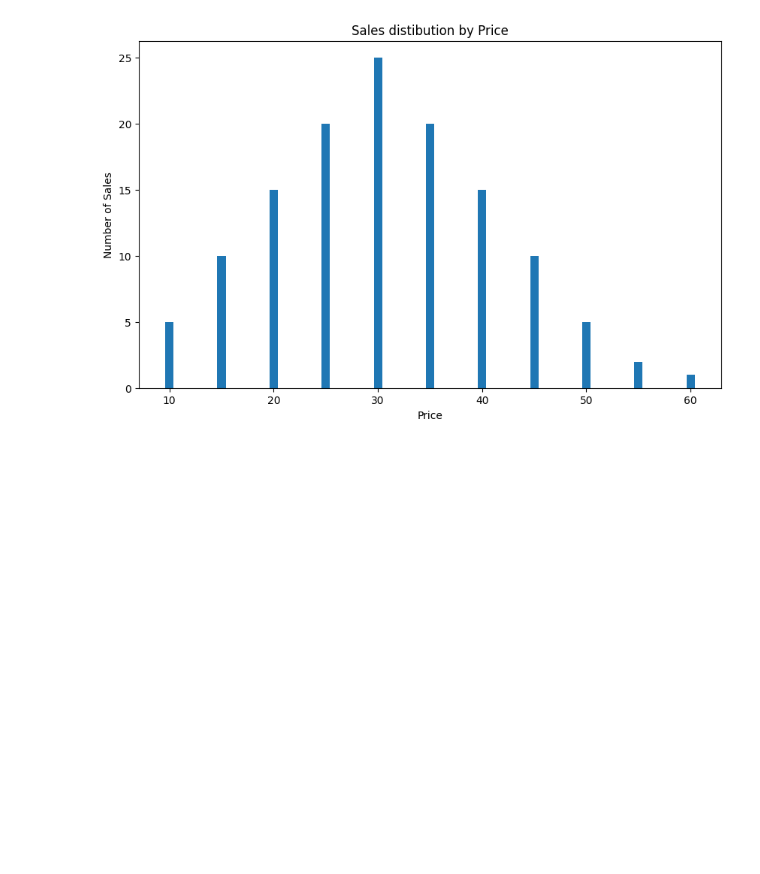
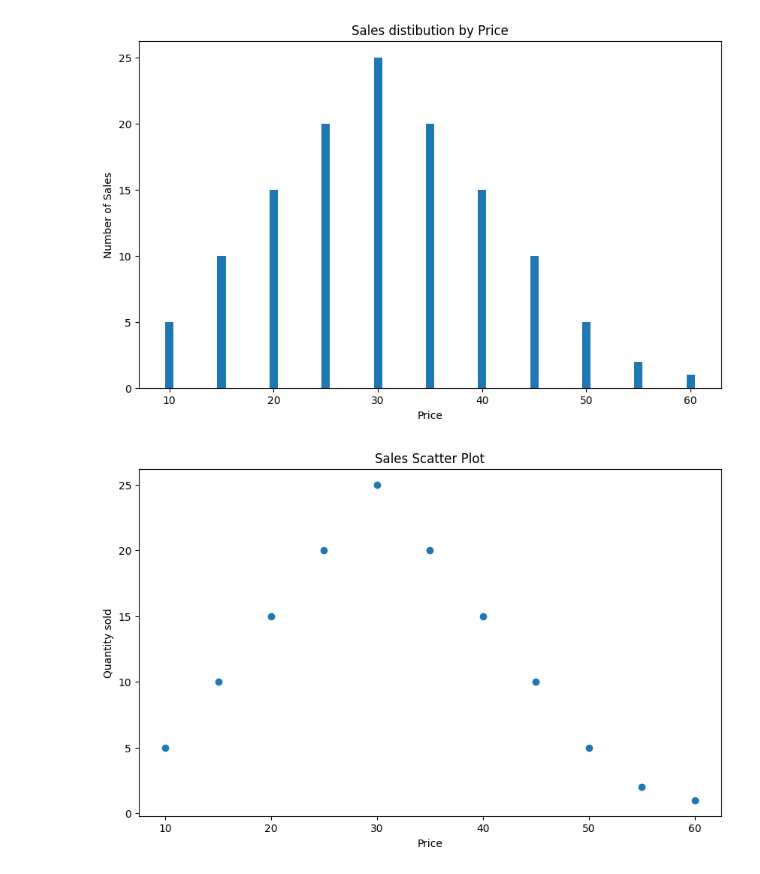
Before and after one commit to bertnyak/by-myself, a Jupyter notebook: jupyerLab/collected_data.ipynb, the cells around one changed output. Drawn from its saved outputs; the diff is of its cells as text; code cells hidden in the pictures; blank space fills up the shorter version.

```diff
--- a/jupyerLab/collected_data.ipynb
+++ b/jupyerLab/collected_data.ipynb
@@ -133,3 +133,20 @@ plt.title('Sales distibution by Price')
 plt.show()
 # %% [output]
 [figure]
+# %%
+import matplotlib.pyplot as plt
+
+
+prices = [10, 15, 20, 25, 30, 35, 40, 45, 50, 55, 60]
+quantities = [5, 10, 15, 20, 25, 20, 15, 10, 5, 2, 1]
+
+#Построение гистограммы
+plt.figure(figsize=(10, 6))
+plt.scatter(prices, quantities)
+
+plt.xlabel('Price')
+plt.ylabel('Quantity sold')
+plt.title('Sales Scatter Plot')
+plt.show()
+# %% [output]
+[figure, added]
```
Also changed, not shown: parts of 3 cells of this notebook, 11 other files.
